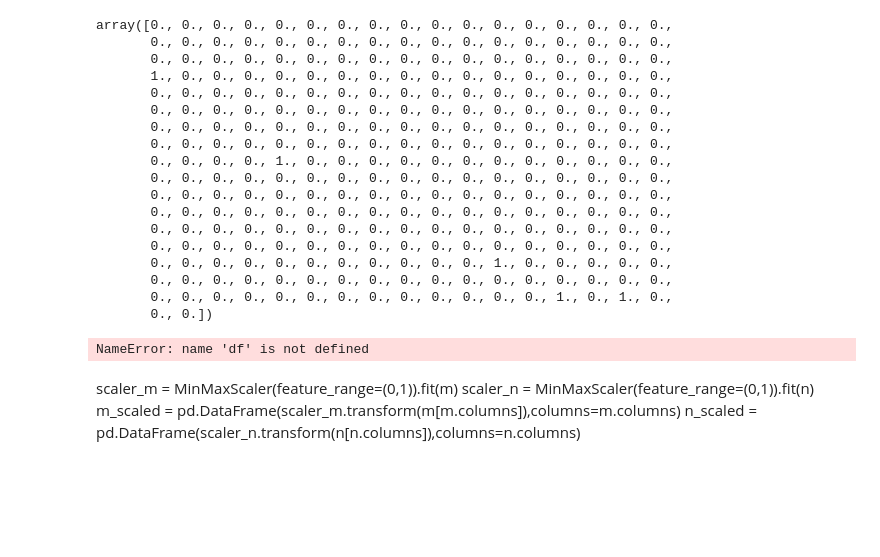
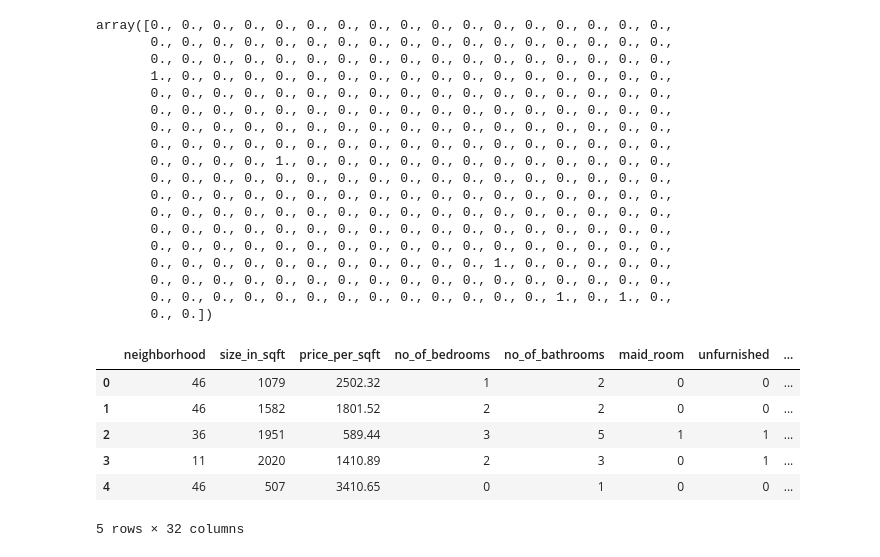
Before and after one commit to joanaaVO/Projeto-DAA, a Jupyter notebook: src/properties_db.ipynb, the cells around one changed output. Cells and saved outputs as stored; diff of their text form; code cells hidden in the pictures; blank space fills up the shorter version.

```diff
--- a/src/properties_db.ipynb
+++ b/src/properties_db.ipynb
@@ -356,14 +349,3 @@ array([0., 0., 0., 0., 0., 0., 0., 0., 0., 0., 0., 0., 0., 0., 0., 0., 0.,
        0., 0., 0., 0., 0., 0., 0., 0., 0., 0., 0., 0., 0., 0., 0., 0., 0.,
        0., 0., 0., 0., 0., 0., 0., 0., 0., 0., 0., 0., 0., 1., 0., 1., 0.,
        0., 0.])
-# %%
-#MLP - 3ª opção
-m = df.drop('price', axis=1)
-n = df[['price']]
-# %% [output]
-NameError: name 'df' is not defined
-# %% [markdown]
-scaler_m = MinMaxScaler(feature_range=(0,1)).fit(m)
-scaler_n = MinMaxScaler(feature_range=(0,1)).fit(n)
-m_scaled = pd.DataFrame(scaler_m.transform(m[m.columns]),columns=m.columns)
-n_scaled = pd.DataFrame(scaler_n.transform(n[n.columns]),columns=n.columns)
@@ -370,3 +358,11 @@ n_scaled = pd.DataFrame(scaler_n.transform(n[n.columns]),columns=n.columns)
 # %%
-m.head()
+x.head()
+# %% [output]
+|  | neighborhood | size_in_sqft | price_per_sqft | no_of_bedrooms | no_of_bathrooms | maid_room | unfurnished | ... |
+| 0 | 46 | 1079 | 2502.32 | 1 | 2 | 0 | 0 | ... |
+| 1 | 46 | 1582 | 1801.52 | 2 | 2 | 0 | 0 | ... |
+| 2 | 36 | 1951 | 589.44 | 3 | 5 | 1 | 1 | ... |
+| 3 | 11 | 2020 | 1410.89 | 2 | 3 | 0 | 1 | ... |
+| 4 | 46 | 507 | 3410.65 | 0 | 1 | 0 | 0 | ... |
+5 rows × 32 columns
 # %%
```
Also changed, not shown: parts of 9 cells of this notebook.
